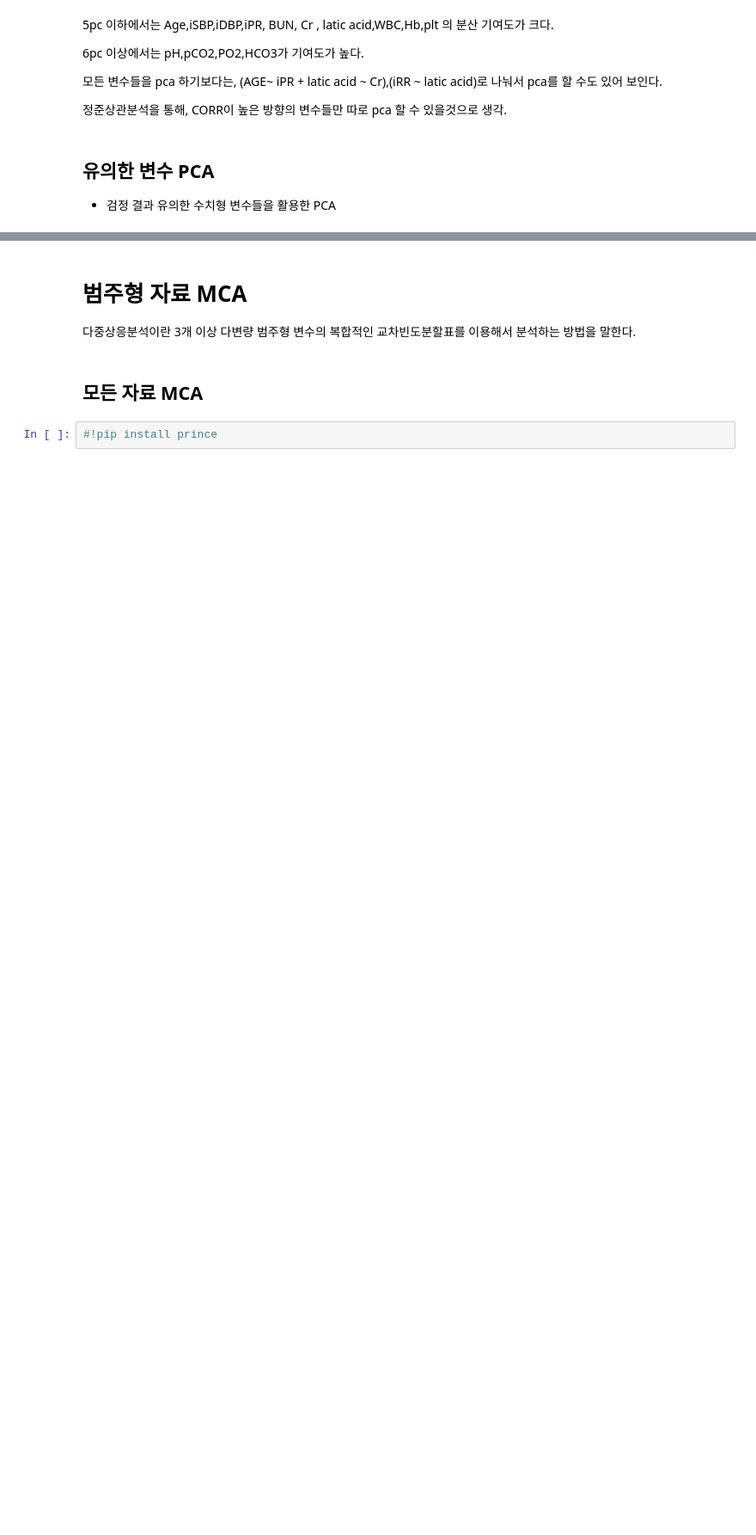
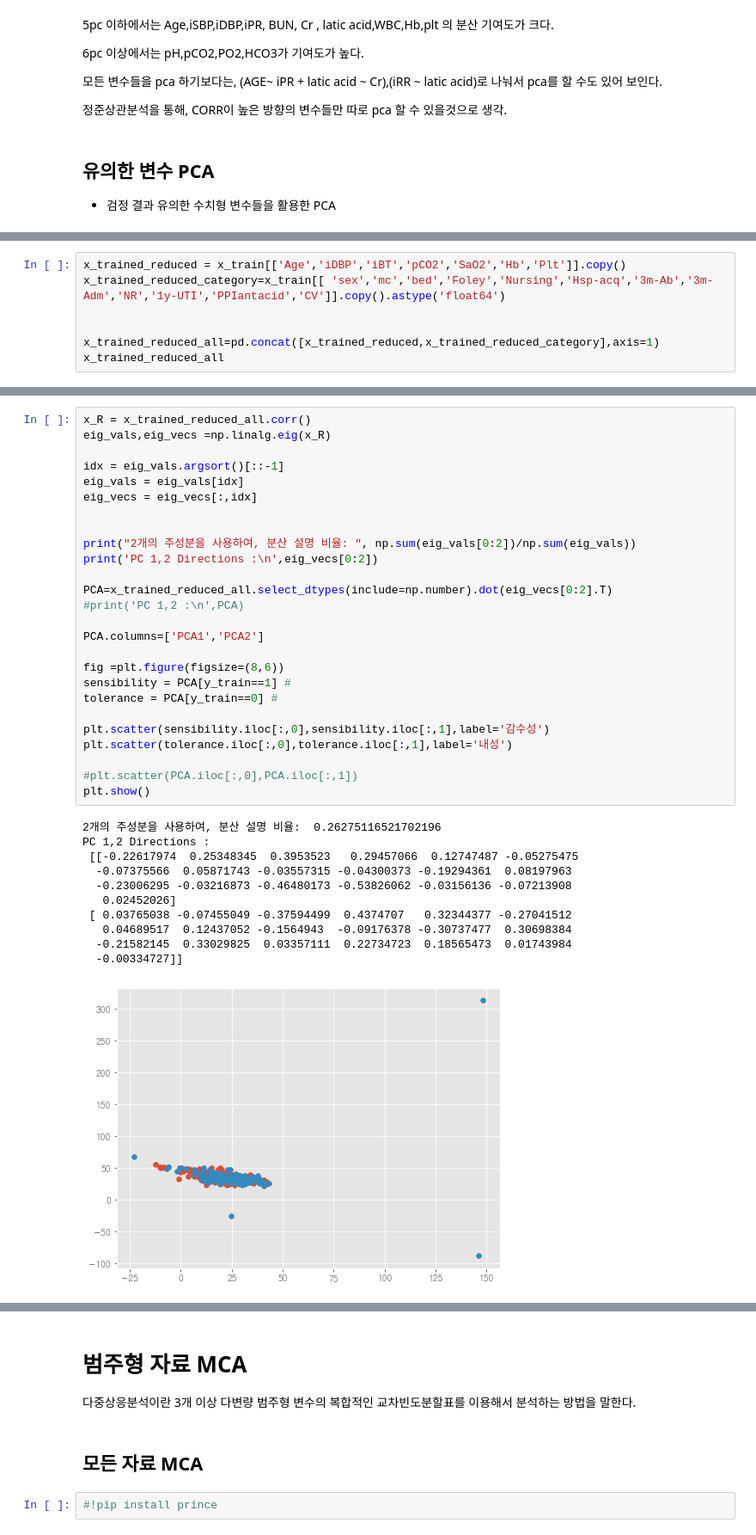
Before and after one commit to bub3690/22-1_multivariate, a Jupyter notebook: final_project/EDA.ipynb, the cells around one changed output, grey strips where cells are left out. Shown at 86% size. Saved outputs shown, nothing was run; the diff lists cells and outputs as text; blank space fills up the shorter version.

```diff
--- a/final_project/EDA.ipynb
+++ b/final_project/EDA.ipynb
@@ -721,0 +688,7 @@ pc1에서 Age,iDBP,iBT,Hb,Plt는 음의 계수를 가지며 헤모글로빈만
+# %%
+x_trained_reduced = x_train[['Age','iDBP','iBT','pCO2','SaO2','Hb','Plt']].copy()
+x_trained_reduced_category=x_train[[ 'sex','mc','bed','Foley','Nursing','Hsp-acq','3m-Ab','3m-Adm','NR','1y-UTI','PPIantacid','CV']].copy().astype('float64')
+
+
+x_trained_reduced_all=pd.concat([x_trained_reduced,x_trained_reduced_category],axis=1)
+x_trained_reduced_all
@@ -721,0 +709,38 @@ pc1에서 Age,iDBP,iBT,Hb,Plt는 음의 계수를 가지며 헤모글로빈만
+# %%
+x_R = x_trained_reduced_all.corr()
+eig_vals,eig_vecs =np.linalg.eig(x_R)
+
+idx = eig_vals.argsort()[::-1]
+eig_vals = eig_vals[idx]
+eig_vecs = eig_vecs[:,idx]
+
+
+print("2개의 주성분을 사용하여, 분산 설명 비율: ", np.sum(eig_vals[0:2])/np.sum(eig_vals))
+print('PC 1,2 Directions :\n',eig_vecs[0:2])
+
+PCA=x_trained_reduced_all.select_dtypes(include=np.number).dot(eig_vecs[0:2].T)
+#print('PC 1,2 :\n',PCA)
+
+PCA.columns=['PCA1','PCA2']
+
+fig =plt.figure(figsize=(8,6))
+sensibility = PCA[y_train==1] #
+tolerance = PCA[y_train==0] #
+
+plt.scatter(sensibility.iloc[:,0],sensibility.iloc[:,1],label='감수성')
+plt.scatter(tolerance.iloc[:,0],tolerance.iloc[:,1],label='내성')
+
+#plt.scatter(PCA.iloc[:,0],PCA.iloc[:,1])
+plt.show()
+# %% [output]
+2개의 주성분을 사용하여, 분산 설명 비율:  0.26275116521702196
+PC 1,2 Directions :
+ [[-0.22617974  0.25348345  0.3953523   0.29457066  0.12747487 -0.05275475
+  -0.07375566  0.05871743 -0.03557315 -0.04300373 -0.19294361  0.08197963
+  -0.23006295 -0.03216873 -0.46480173 -0.53826062 -0.03156136 -0.07213908
+   0.02452026]
+ [ 0.03765038 -0.07455049 -0.37594499  0.4374707   0.32344377 -0.27041512
+   0.04689517  0.12437052 -0.1564943  -0.09176378 -0.30737477  0.30698384
+  -0.21582145  0.33029825  0.03357111  0.22734723  0.18565473  0.01743984
+  -0.00334727]]
+[figure, added]
```
Also changed, not shown: parts of 37 cells of this notebook, 3 other files.
